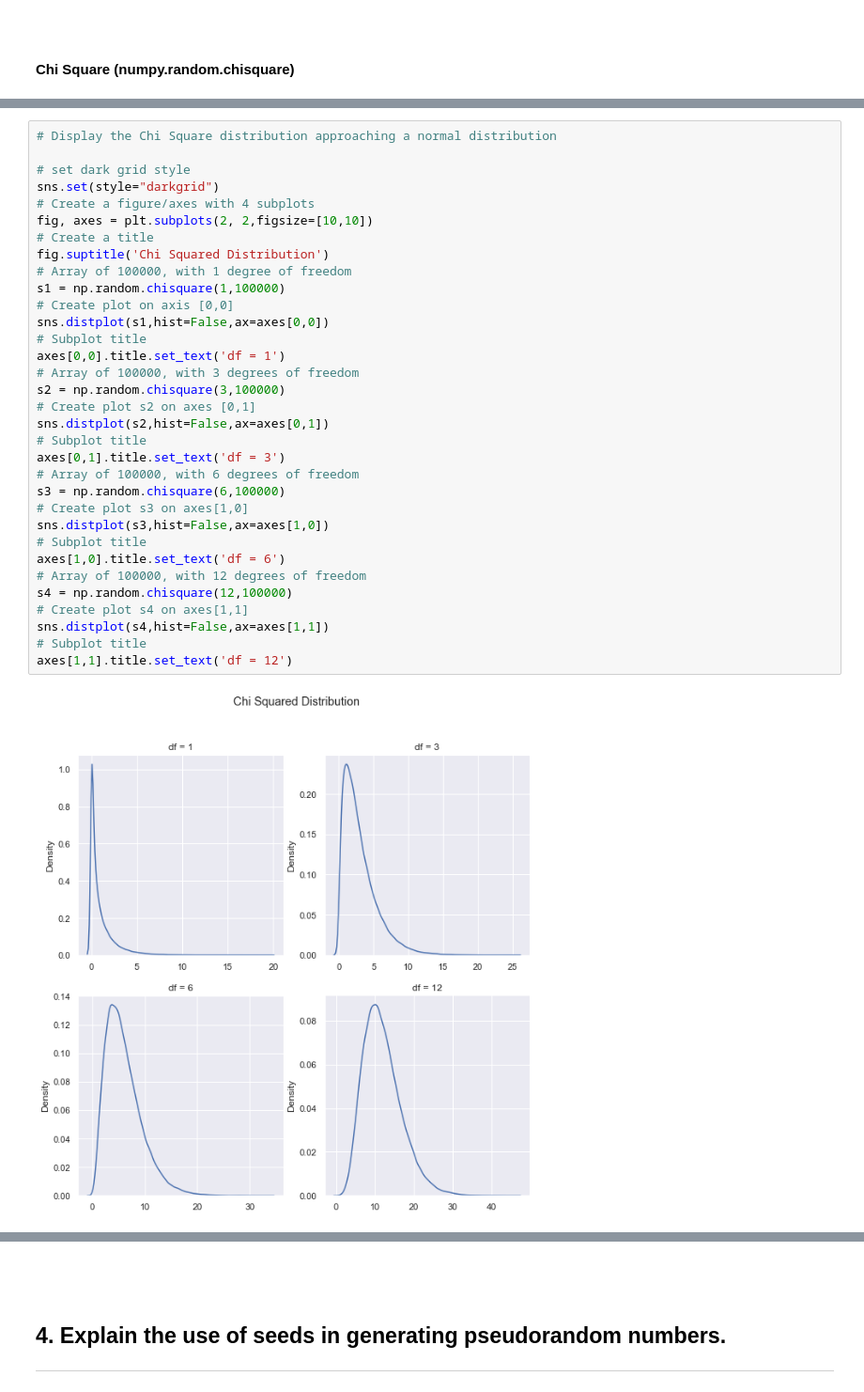
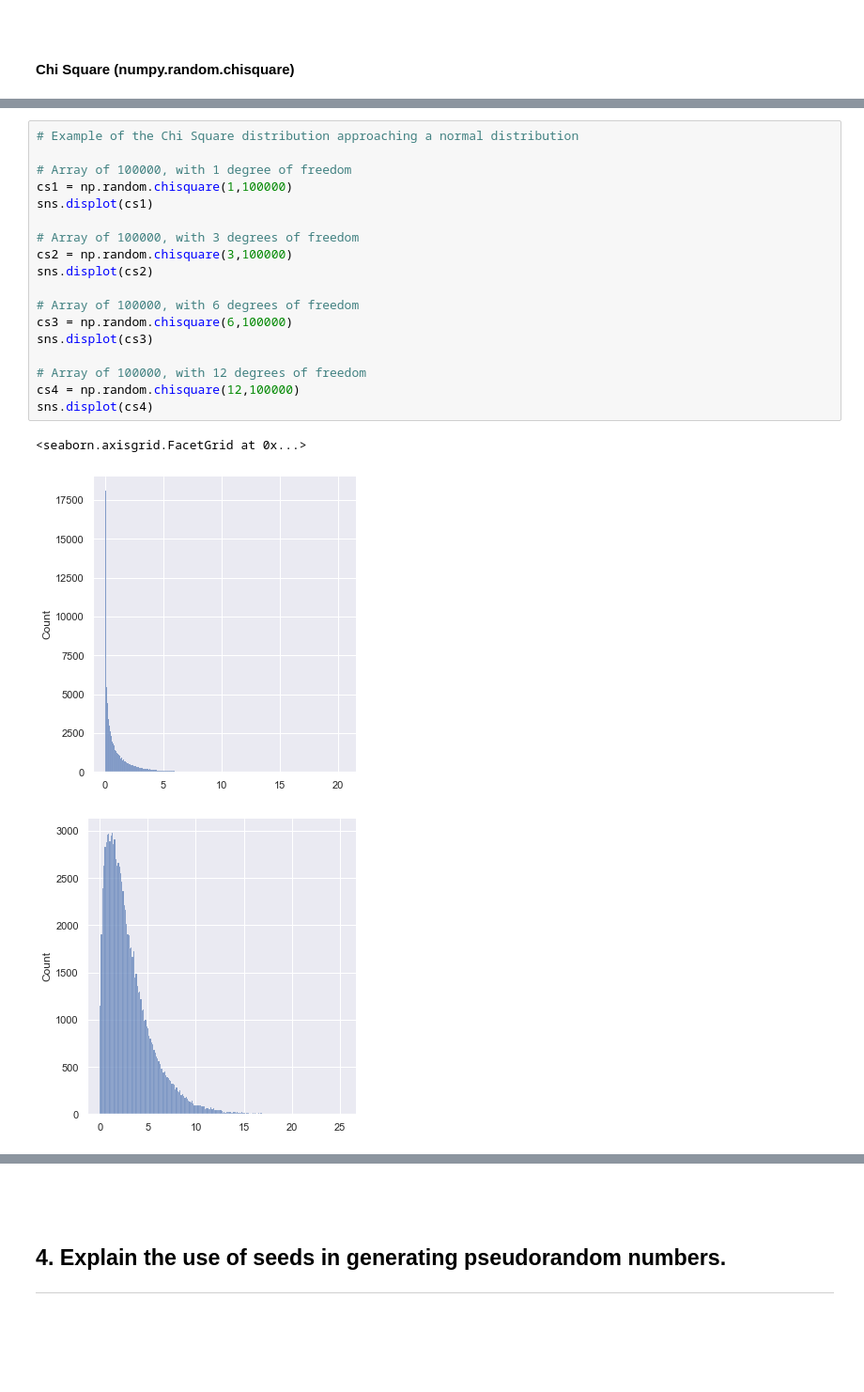
Before and after one commit to dconn20/numpy.random-package, a Jupyter notebook: Numpy.random - Package.ipynb, the cells around one changed output, grey strips where cells are left out. Shown at 94% size. Cells and saved outputs as stored; diff of their text form; blank space fills up the shorter version.

```diff
--- a/Numpy.random - Package.ipynb
+++ b/Numpy.random - Package.ipynb
@@ -392,35 +384,22 @@ When df independent random variables, each with standard normal distributions (m
 # %%
-# Display the Chi Square distribution approaching a normal distribution
+# Example of the Chi Square distribution approaching a normal distribution
 
-# set dark grid style
-sns.set(style="darkgrid")
-# Create a figure/axes with 4 subplots
-fig, axes = plt.subplots(2, 2,figsize=[10,10])
-# Create a title
-fig.suptitle('Chi Squared Distribution')
 # Array of 100000, with 1 degree of freedom
-s1 = np.random.chisquare(1,100000)
-# Create plot on axis [0,0]
-sns.distplot(s1,hist=False,ax=axes[0,0])
-# Subplot title
-axes[0,0].title.set_text('df = 1')
+cs1 = np.random.chisquare(1,100000)
+sns.displot(cs1)
+
 # Array of 100000, with 3 degrees of freedom
-s2 = np.random.chisquare(3,100000)
-# Create plot s2 on axes [0,1]
-sns.distplot(s2,hist=False,ax=axes[0,1])
-# Subplot title
-axes[0,1].title.set_text('df = 3')
+cs2 = np.random.chisquare(3,100000)
+sns.displot(cs2)
+
 # Array of 100000, with 6 degrees of freedom
-s3 = np.random.chisquare(6,100000)
-# Create plot s3 on axes[1,0]
-sns.distplot(s3,hist=False,ax=axes[1,0])
-# Subplot title
-axes[1,0].title.set_text('df = 6')
+cs3 = np.random.chisquare(6,100000)
+sns.displot(cs3)
+
 # Array of 100000, with 12 degrees of freedom
-s4 = np.random.chisquare(12,100000)
-# Create plot s4 on axes[1,1]
-sns.distplot(s4,hist=False,ax=axes[1,1])
-# Subplot title
-axes[1,1].title.set_text('df = 12')
+cs4 = np.random.chisquare(12,100000)
+sns.displot(cs4)
 # %% [output]
+<seaborn.axisgrid.FacetGrid at 0x...>
-[figure, old version]
+[figure, new version]
+[figure, added]
```
Also changed, not shown: parts of 10 cells of this notebook.
